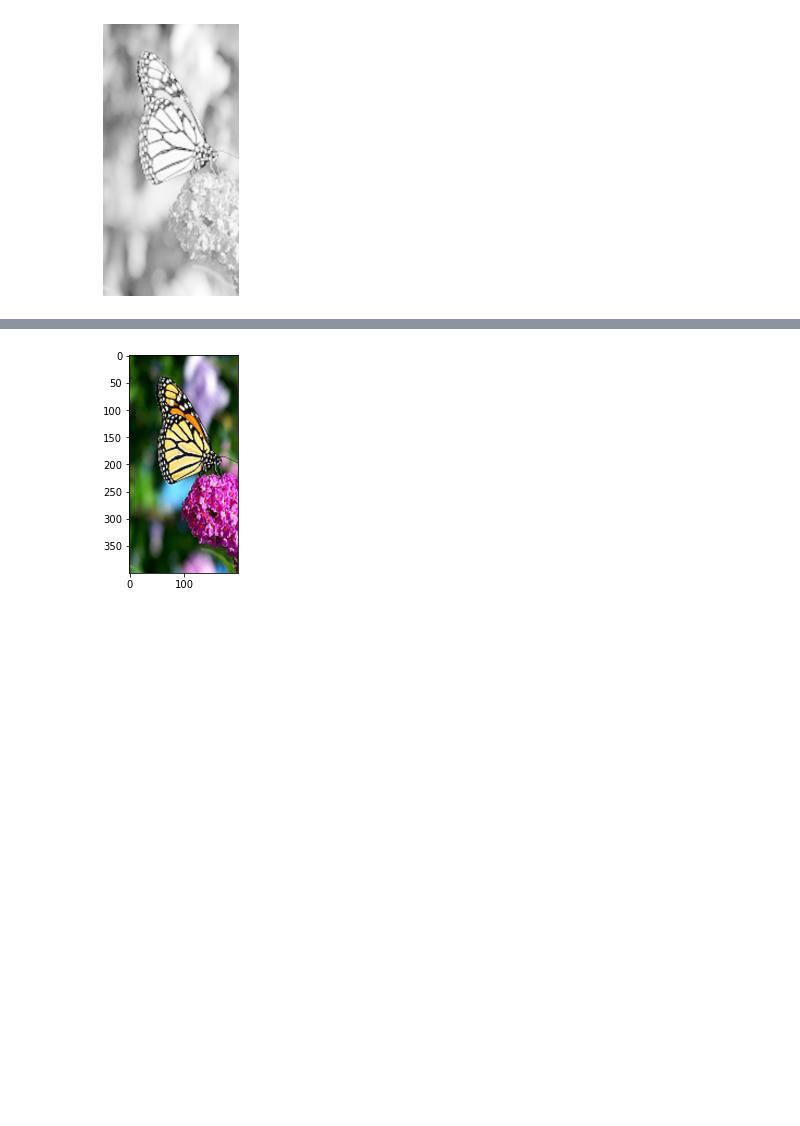
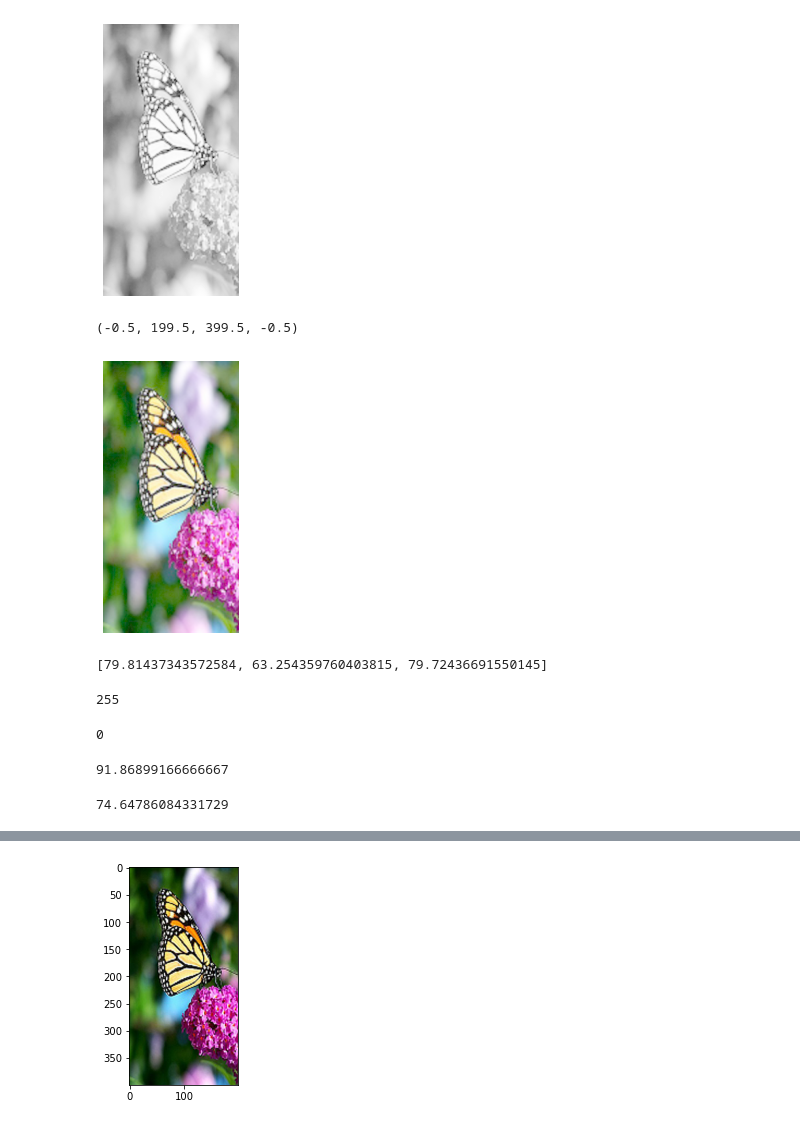
Before and after one commit to vais547/image-processing, a Jupyter notebook: vashnavi.ipynb, the cells around one changed output, grey strips where cells are left out. Saved outputs shown, nothing was run; the diff lists cells and outputs as text; code cells hidden in the pictures; blank space fills up the shorter version.

```diff
--- a/vashnavi.ipynb
+++ b/vashnavi.ipynb
@@ -258,13 +207,64 @@ plt.axis('off');
 # %%
 #gamma correction
 import imageio
 import matplotlib.pyplot as plt
 
 # gamma encoading
-pic=imageio.imread('cat4.jpg')
+pic=imageio.imread('butter1.jpg')
 gamma=2.2#Gamma<1dark;gamma>1bright
 
 gamma_correction=((pic/255)**(1/gamma))
 plt.figure(figsize=(5,5))
 plt.imshow(gamma_correction)
-plt.axis('off');
+plt.axis('off')
+# %% [output]
+(-0.5, 199.5, 399.5, -0.5)
+[figure, added]
+# %%
+from PIL import Image, ImageStat
+
+im = Image.open('butter1.jpg')
+stat = ImageStat.Stat(im)
+print(stat.stddev)
+# %% [output]
+[79.81437343572584, 63.254359760403815, 79.72436691550145]
+# %%
+import cv2
+import numpy as np
+img=cv2.imread('butter1.jpg')
+cv2.imshow('butter1.jpg',img)
+cv2.waitKey(0)
+#max_channels=np.amax([np.amax(img[:,:,0]),np.amax(img[:,:,1]),np.amax(img[:,:,2])])
+#print(max_channels)
+np.max(img)
+# %% [output]
+255
+# %%
+import cv2
+import numpy as np
+img=cv2.imread('butter1.jpg')
+cv2.imshow('butter1.jpg',img)
+cv2.waitKey(0)
+#min_channels=np.amin([np.amin(img[:,:,0]),np.amin(img[:,:,1]),np.amin(img[:,:,2])])
+#print(min_channels)
+np.min(img)
+# %% [output]
+0
+# %%
+import cv2
+import numpy as np
+img=cv2.imread('butter1.jpg')
+cv2.imshow('butter1.jpg',img)
+cv2.waitKey(0)
+np.average(img)
+# %% [output]
+91.86899166666667
+# %%
+import cv2
+import numpy as np
+img=cv2.imread('butter1.jpg')
+cv2.imshow('butter1.jpg',img)
+cv2.waitKey(0)
+np.std(img)
+# %% [output]
+74.64786084331729
```
Also changed, not shown: parts of 32 cells of this notebook.
